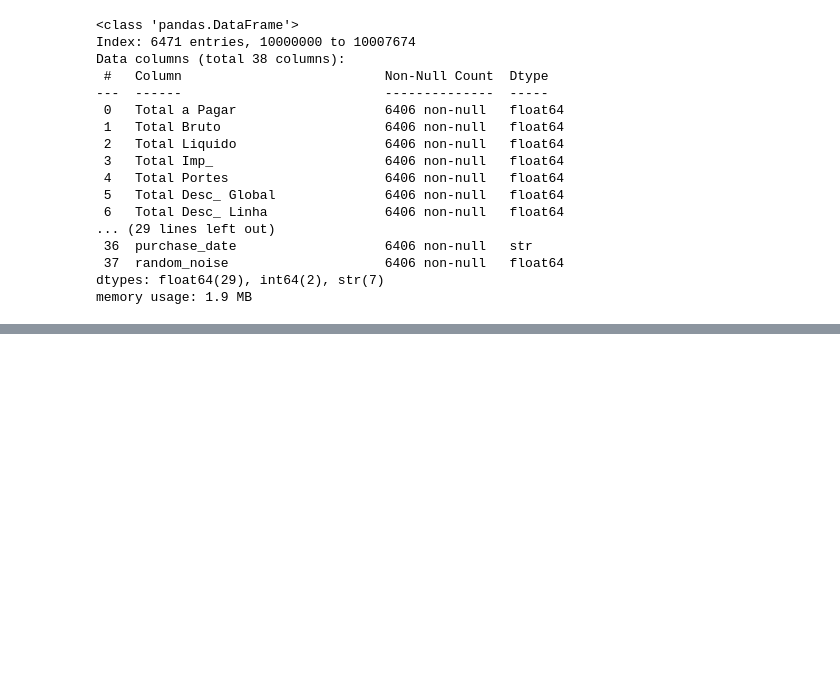
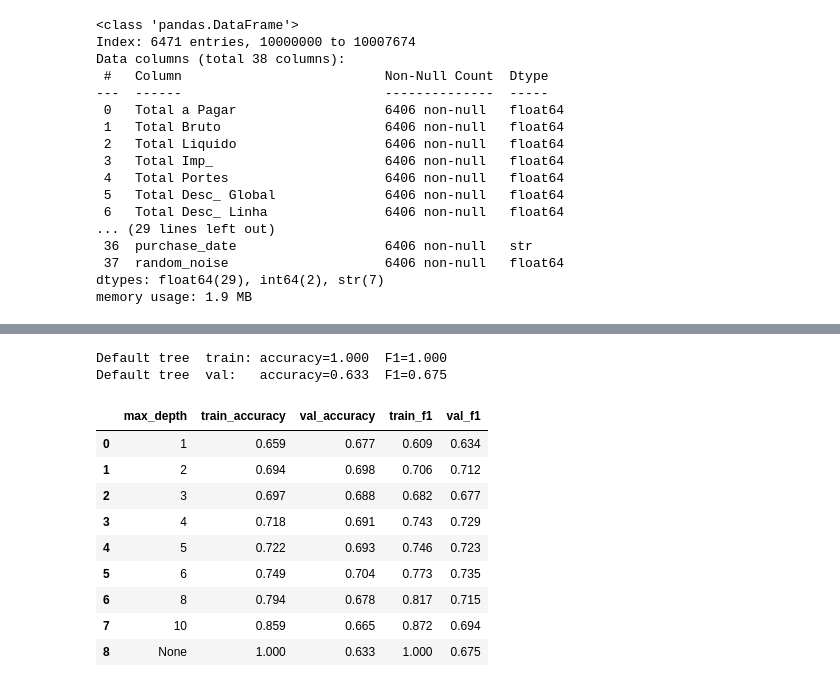
Before and after one commit to GoncaloGouveia04/ML_Project, a Jupyter notebook: notebooks/main.ipynb, the cells around one changed output, grey strips where cells are left out. Drawn from its saved outputs; the diff is of its cells as text; code cells hidden in the pictures; blank space fills up the shorter version.

Commit message:
Add preprocessing and tune decision tree classifier

```diff
--- a/notebooks/main.ipynb
+++ b/notebooks/main.ipynb
@@ -218,0 +292,20 @@ memory usage: 1.9 MB
+# %%
+# Encode categories and leave numeric features unchanged
+
+preprocessor = ColumnTransformer(
+    transformers=[
+        ("categorical", OrdinalEncoder(
+            handle_unknown="use_encoded_value",
+            unknown_value=-1
+        ), categorical_cols),
+        ("numeric", "passthrough", numeric_cols)
+    ]
+)
+# %%
+# Build and train the decision tree pipeline
+
+tree = make_pipeline(
+    preprocessor,
+    DecisionTreeClassifier(random_state=RANDOM_STATE)
+)
+tree.fit(X_train, y_train)
@@ -218,0 +334,50 @@ memory usage: 1.9 MB
+# %%
+# Check accuracy with .score() and f1_score, on the training rows and validation rows
+untuned_train_accuracy = tree.score(X_train, y_train)
+untuned_val_accuracy = tree.score(X_val, y_val)
+untuned_train_f1 = f1_score(y_train, predictions_train)
+untuned_val_f1 = f1_score(y_val, predictions_val)
+
+print(f"Default tree  train: accuracy={untuned_train_accuracy:.3f}  F1={untuned_train_f1:.3f}")
+print(f"Default tree  val:   accuracy={untuned_val_accuracy:.3f}  F1={untuned_val_f1:.3f}")
+# %% [output]
+Default tree  train: accuracy=1.000  F1=1.000
+Default tree  val:   accuracy=0.633  F1=0.675
+# %%
+# One tree per candidate depth. None means "grow until the leaves
+# are pure", so it is the most flexible option in the list.
+depth_results = []
+for depth in [1, 2, 3, 4, 5, 6, 8, 10, None]:
+    candidate =  make_pipeline(
+        preprocessor,
+        DecisionTreeClassifier(
+            random_state=RANDOM_STATE,
+            max_depth=depth)
+    )
+    candidate.fit(X_train, y_train)
+    # Train and validation for both metrics. The gap between the two columns
+    # of a metric is what shows overfitting, so neither half is droppable.
+    # F1 itself is defined properly later in the course.
+    depth_results.append(
+        {
+            "max_depth": str(depth),
+            "train_accuracy": candidate.score(X_train, y_train),
+            "val_accuracy": candidate.score(X_val, y_val),
+            "train_f1": f1_score(y_train, candidate.predict(X_train)),
+            "val_f1": f1_score(y_val, candidate.predict(X_val)),
+        }
+    )
+
+depth_table = pd.DataFrame(depth_results)
+depth_table.round(3)
+# %% [output]
+|  | max_depth | train_accuracy | val_accuracy | train_f1 | val_f1 |
+| 0 | 1 | 0.659 | 0.677 | 0.609 | 0.634 |
+| 1 | 2 | 0.694 | 0.698 | 0.706 | 0.712 |
+| 2 | 3 | 0.697 | 0.688 | 0.682 | 0.677 |
+| 3 | 4 | 0.718 | 0.691 | 0.743 | 0.729 |
+| 4 | 5 | 0.722 | 0.693 | 0.746 | 0.723 |
+| 5 | 6 | 0.749 | 0.704 | 0.773 | 0.735 |
+| 6 | 8 | 0.794 | 0.678 | 0.817 | 0.715 |
+| 7 | 10 | 0.859 | 0.665 | 0.872 | 0.694 |
+| 8 | None | 1.000 | 0.633 | 1.000 | 0.675 |
```
Also changed, not shown: parts of 12 cells of this notebook.
